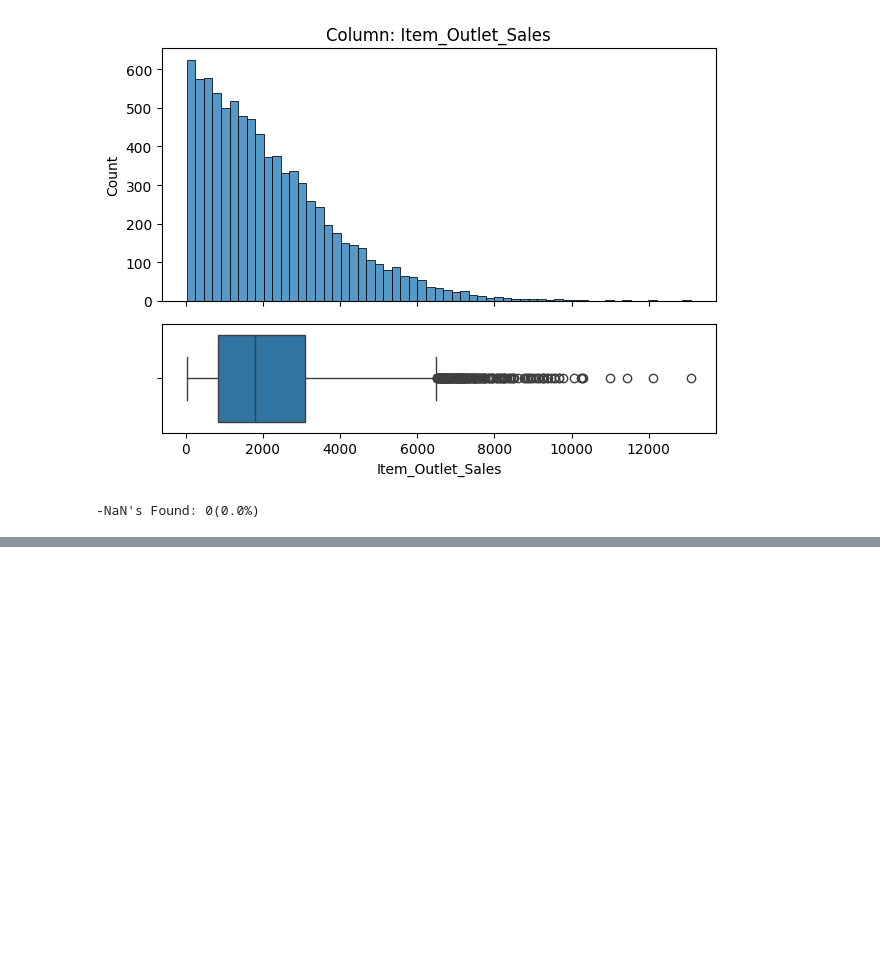
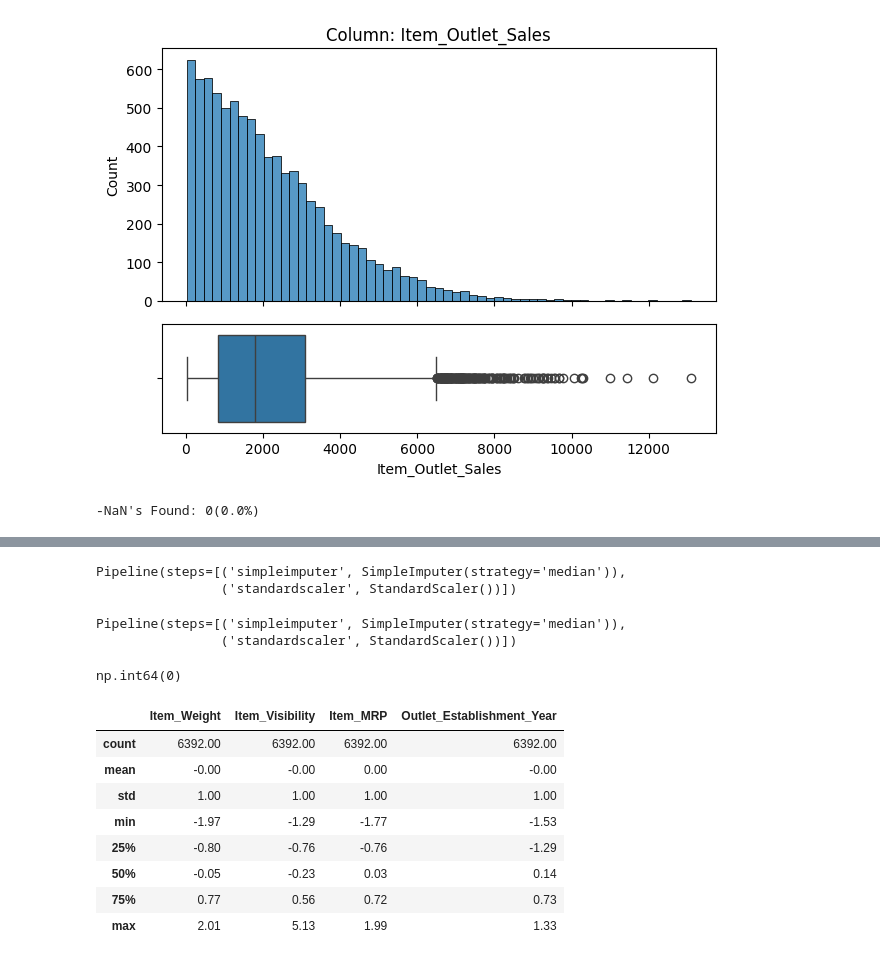
Before and after one commit to NasserKishek/Prediction-of-Product-Sales-, a Jupyter notebook: Prediction_of_product_sales.ipynb, the cells around one changed output, grey strips where cells are left out. Drawn from its saved outputs; the diff is of its cells as text; code cells hidden in the pictures; blank space fills up the shorter version.

```diff
--- a/Prediction_of_product_sales.ipynb
+++ b/Prediction_of_product_sales.ipynb
@@ -970,0 +1113,42 @@ explore_numeric(df, x='Item_Outlet_Sales');
+# %%
+# Make Pipeline
+num_pipe = make_pipeline(impute_median, scaler)
+num_pipe
+# %% [output]
+Pipeline(steps=[('simpleimputer', SimpleImputer(strategy='median')),
+                ('standardscaler', StandardScaler())])
+# %%
+# Fit the pipeline on the numeric training data
+num_pipe.fit(X_train[num_cols])
+# %% [output]
+Pipeline(steps=[('simpleimputer', SimpleImputer(strategy='median')),
+                ('standardscaler', StandardScaler())])
+# %%
+# Transform the training data
+X_train_num_tf = num_pipe.transform(X_train[num_cols])
+# %%
+# convert back to dataframe
+
+X_train_num_tf = pd.DataFrame(
+    X_train_num_tf,
+    columns=num_cols,
+    index=X_train.index
+)
+# %%
+# Confirm there are 0 null values
+X_train_num_tf.isna().sum().sum()
+# %% [output]
+np.int64(0)
+# %%
+# confirm the means are ~ 0 and std ~ 1
+X_train_num_tf.describe().round(2)
+# %% [output]
+|  | Item_Weight | Item_Visibility | Item_MRP | Outlet_Establishment_Year |
+| count | 6392.00 | 6392.00 | 6392.00 | 6392.00 |
+| mean | -0.00 | -0.00 | 0.00 | -0.00 |
+| std | 1.00 | 1.00 | 1.00 | 1.00 |
+| min | -1.97 | -1.29 | -1.77 | -1.53 |
+| 25% | -0.80 | -0.76 | -0.76 | -1.29 |
+| 50% | -0.05 | -0.23 | 0.03 | 0.14 |
+| 75% | 0.77 | 0.56 | 0.72 | 0.73 |
+| max | 2.01 | 5.13 | 1.99 | 1.33 |
```
Also changed, not shown: parts of 49 cells of this notebook.
